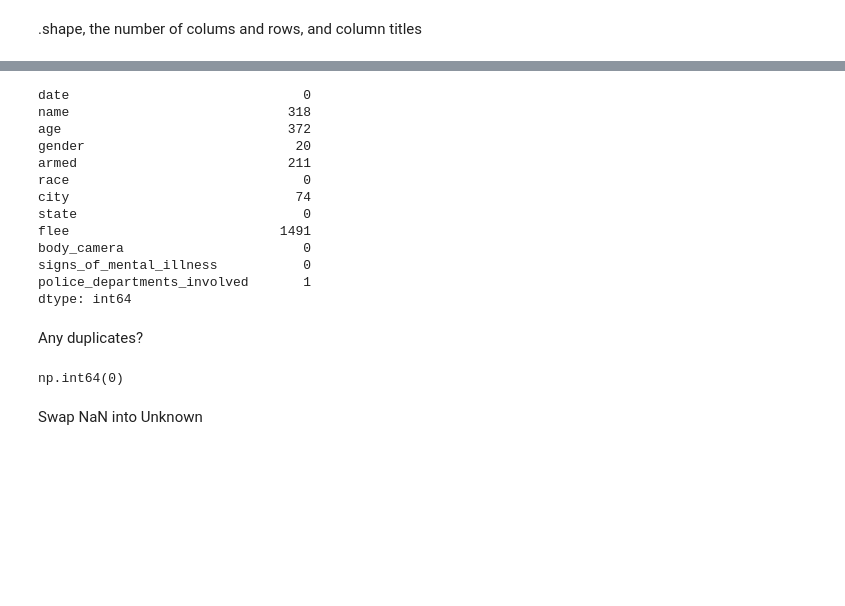
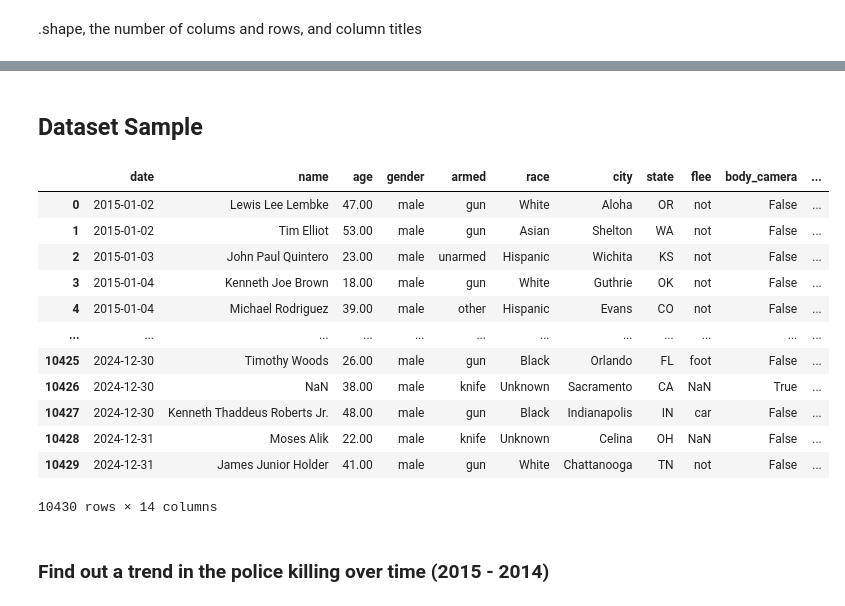
Before and after one commit to LegradiK/us_police_incidents_analysis, a Jupyter notebook: 2015_2024_us_police_shooting_report_analysis.ipynb, the cells around one changed output, grey strips where cells are left out. Saved outputs shown, nothing was run; the diff lists cells and outputs as text; code cells hidden in the pictures; blank space fills up the shorter version.

```diff
--- a/2015_2024_us_police_shooting_report_analysis.ipynb
+++ b/2015_2024_us_police_shooting_report_analysis.ipynb
@@ -40,32 +34,32 @@ Any NaNs?
 # %%
-df.isnull().sum()
+# df.isnull().sum()
-# %% [output]
-date                              0
-name                            318
-age                             372
-gender                           20
-armed                           211
-race                              0
-city                             74
-state                             0
-flee                           1491
-body_camera                       0
-signs_of_mental_illness           0
-police_departments_involved       1
-dtype: int64
-# %% [markdown]
-Any duplicates?
 # %%
-df.duplicated().sum()
+# df.duplicated().sum()
-# %% [output]
-np.int64(0)
-# %% [markdown]
-Swap NaN into Unknown
+# %% [markdown]
+## Dataset Sample
 # %%
-def swap_nans_with_zero():
-    for data in df:
-        for col in data.columns:
-            data[col].dtype == 'object' or hasattr(data[col], 'str'):
-            data[col] = data[col].fillna('Unknown')
+def swap_nans_with_zero(dataframe):
+    """Replace missing/NaN values in text columns with 'Unknown'"""
+    for col in dataframe.columns:
+        if dataframe[col].dtype == 'object':
+            dataframe[col] = dataframe[col].fillna('Unknown')
+            dataframe[col] = dataframe[col].replace('NaN', 'Unknown')
+    return dataframe
 
-swap_nans_with_zero()
+swap_nans_with_zero(df)
+# %% [output]
+|  | date | name | age | gender | armed | race | city | state | flee | body_camera | ... |
+| 0 | 2015-01-02 | Lewis Lee Lembke | 47.00 | male | gun | White | Aloha | OR | not | False | ... |
+| 1 | 2015-01-02 | Tim Elliot | 53.00 | male | gun | Asian | Shelton | WA | not | False | ... |
+| 2 | 2015-01-03 | John Paul Quintero | 23.00 | male | unarmed | Hispanic | Wichita | KS | not | False | ... |
+| 3 | 2015-01-04 | Kenneth Joe Brown | 18.00 | male | gun | White | Guthrie | OK | not | False | ... |
+| 4 | 2015-01-04 | Michael Rodriguez | 39.00 | male | other | Hispanic | Evans | CO | not | False | ... |
+| ... | ... | ... | ... | ... | ... | ... | ... | ... | ... | ... | ... |
+| 10425 | 2024-12-30 | Timothy Woods | 26.00 | male | gun | Black | Orlando | FL | foot | False | ... |
+| 10426 | 2024-12-30 | NaN | 38.00 | male | knife | Unknown | Sacramento | CA | NaN | True | ... |
+| 10427 | 2024-12-30 | Kenneth Thaddeus Roberts Jr. | 48.00 | male | gun | Black | Indianapolis | IN | car | False | ... |
+| 10428 | 2024-12-31 | Moses Alik | 22.00 | male | knife | Unknown | Celina | OH | NaN | False | ... |
+| 10429 | 2024-12-31 | James Junior Holder | 41.00 | male | gun | White | Chattanooga | TN | not | False | ... |
+10430 rows × 14 columns
+# %% [markdown]
+### Find out a trend in the police killing over time (2015 - 2014)
```
Also changed, not shown: parts of 13 cells of this notebook, 1 other file.
